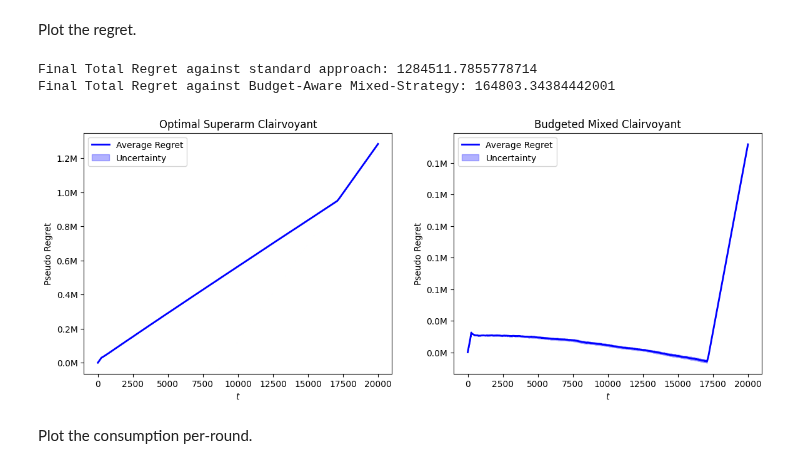
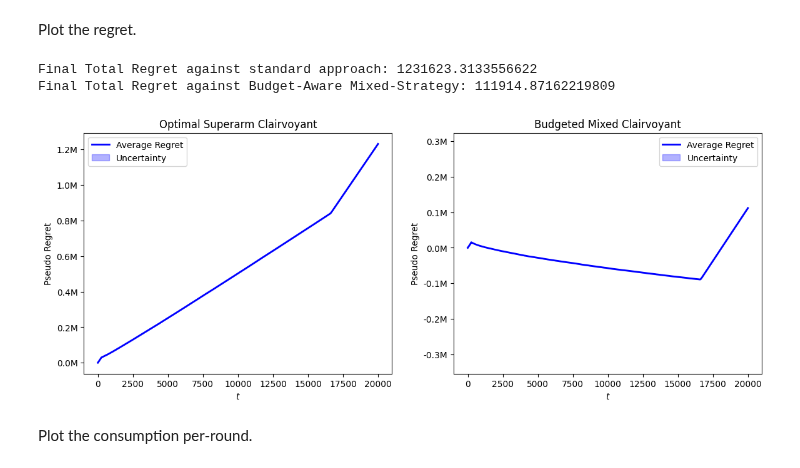
Before and after one commit to peetceenatoo/online-learning, a Jupyter notebook: R2.ipynb, the cells around one changed output. Drawn from its saved outputs; the diff is of its cells as text; code cells hidden in the pictures.

```diff
--- a/R2.ipynb
+++ b/R2.ipynb
@@ -318,7 +318,7 @@ for seed in range(n_trials):
     np.random.seed(seed)
     env = PricingEnvironmentMultiProduct(costs=costs, mean_valuations=values, std_valuations=std_valuations, buyers_per_round=buyers_per_round)
 
-    agent = CombinatorialUCB(N, K, B, T, price_grids, R_ucb=R_ucb, R_lcb=R_lcb)
+    agent = CombinatorialUCB(N, K, B, T, price_grids, R_ucb=R_ucb, C_lcb=C_lcb)
     regret_over_time_this_trial = []
     regret_over_time_this_trial_mixed = []
     sales_per_round = []
@@ -440,8 +399,0 @@ Plot.
-# %%
-plt.figure(figsize=(12, 6))
-for z, sales in sales_results_by_z.items():
-    plt.plot(sales, label=f'z={z}')
-plt.xlabel("Round")
-plt.ylabel("Total Sales")
-plt.title("Total Sales per Round for Different $R_{lcb}$ Scaling Factors (1/z)")
-_ = plt.legend()
@@ -452,16 +402,14 @@ _ = plt.legend()
 # %% [markdown]
 Instead of forcing every arm, let's try by forcing every superarm.
 # %%
-R_lcb = np.array([buyers_per_round * (np.max(price_grids[i]) - costs[i]) for i in range(N)]) / N / best_z
-
 class CombinatorialUCB:
-    def __init__(self, N, K, B, T, price_grids, R_ucb, R_lcb):
+    def __init__(self, N, K, B, T, price_grids, R_ucb, C_lcb):
         self.N = N                      # Number of products
         self.K = K                      # Number of prices per product
         self.B = B                      # Total budget (inventory)
         self.T = T                      # Horizon
         self.R_ucb = R_ucb              # For reward UCB
-        self.R_lcb = R_lcb              # For sales LCB
+        self.C_lcb = C_lcb              # For sales LCB
         self.price_grids = price_grids
         self.rho = rho                  # Budget per round
         self.t = 0
@@ -495,7 +443,7 @@ class CombinatorialUCB:
             for k in range(self.K):
                 # Compute UCB and LCB bounds
                 bound_ucb = self.R_ucb[i] * np.sqrt(2 * np.log(self.T) / self.N_pulls[i, k])
-                bound_lcb = self.R_lcb[i] * np.sqrt(2 * np.log(self.T) / self.N_pulls[i, k])
+                bound_lcb = self.C_lcb[i] * np.sqrt(2 * np.log(self.T) / self.N_pulls[i, k])
                 ucb[i, k] = self.avg_rewards[i, k] + bound_ucb
                 lcb_sales[i, k] = max(0, self.avg_sales[i, k] - bound_lcb)
 
@@ -559,7 +507,7 @@ for seed in range(n_trials):
     np.random.seed(seed)
     env = PricingEnvironmentMultiProduct(costs=costs, mean_valuations=values, std_valuations=std_valuations, buyers_per_round=buyers_per_round)
 
-    agent = CombinatorialUCB(N, K, B, T, price_grids, R_ucb=R_ucb, R_lcb=R_lcb)
+    agent = CombinatorialUCB(N, K, B, T, price_grids, R_ucb=R_ucb, C_lcb=C_lcb)
     regret_over_time_this_trial = []
     regret_over_time_this_trial_mixed = []
     sales_per_round = []
@@ -597,31 +545,33 @@ Plot the regret.
 # %%
 # --- Plotting Average Cumulative Regret (Pseudo Regret) ---
 print("Final Total Regret against standard approach:", average_regret[-1])
 print("Final Total Regret against Budget-Aware Mixed-Strategy:", average_regret_mixed[-1])
 
 fig, (ax1, ax2) = plt.subplots(1, 2, figsize=(14, 5), sharex=False)
 
 ax1.plot(np.arange(0, T), average_regret, 'b-', linewidth=2, label='Average Regret')
 ax1.fill_between(np.arange(0, T), average_regret - regret_sd / np.sqrt(n_trials), average_regret + regret_sd / np.sqrt(n_trials), alpha=0.3, color='blue', label='Uncertainty')
 ax1.set_title('Optimal Superarm Clairvoyant')
 ax1.set_xlabel('$t$')
 ax1.set_ylabel('Pseudo Regret')
 ax1.legend()
 ax1.xaxis.set_major_locator(matplotlib.ticker.MaxNLocator(integer=True))
 ax1.yaxis.set_major_formatter(matplotlib.ticker.FuncFormatter(millions_formatter))
 
+# Plot on ax2 with the same y-axis limits as ax1
 ax2.plot(np.arange(0, T), average_regret_mixed, 'b-', linewidth=2, label='Average Regret')
 ax2.fill_between(np.arange(0, T), average_regret_mixed - regret_sd / np.sqrt(n_trials), average_regret_mixed + regret_sd_mixed / np.sqrt(n_trials), alpha=0.3, color='blue', label='Uncertainty')
 ax2.set_title('Budgeted Mixed Clairvoyant')
 ax2.set_xlabel('$t$')
 ax2.set_ylabel('Pseudo Regret')
 ax2.legend()
 ax2.xaxis.set_major_locator(matplotlib.ticker.MaxNLocator(integer=True))
 ax2.yaxis.set_major_formatter(matplotlib.ticker.FuncFormatter(millions_formatter))
+_ = ax2.set_ylim([y/2 - max(ax1.get_ylim())/4 for y in ax1.get_ylim()])  # Match y-limits
 # %% [output]
-Final Total Regret against standard approach: 1284511.7855778714
-Final Total Regret against Budget-Aware Mixed-Strategy: 164803.34384442001
+Final Total Regret against standard approach: 1231623.3133556622
+Final Total Regret against Budget-Aware Mixed-Strategy: 111914.87162219809
-[figure, old version]
+[figure, new version]
 # %% [markdown]
 Plot the consumption per-round.
 # %%
```
Also changed, not shown: parts of 12 cells of this notebook, 2 other files.
